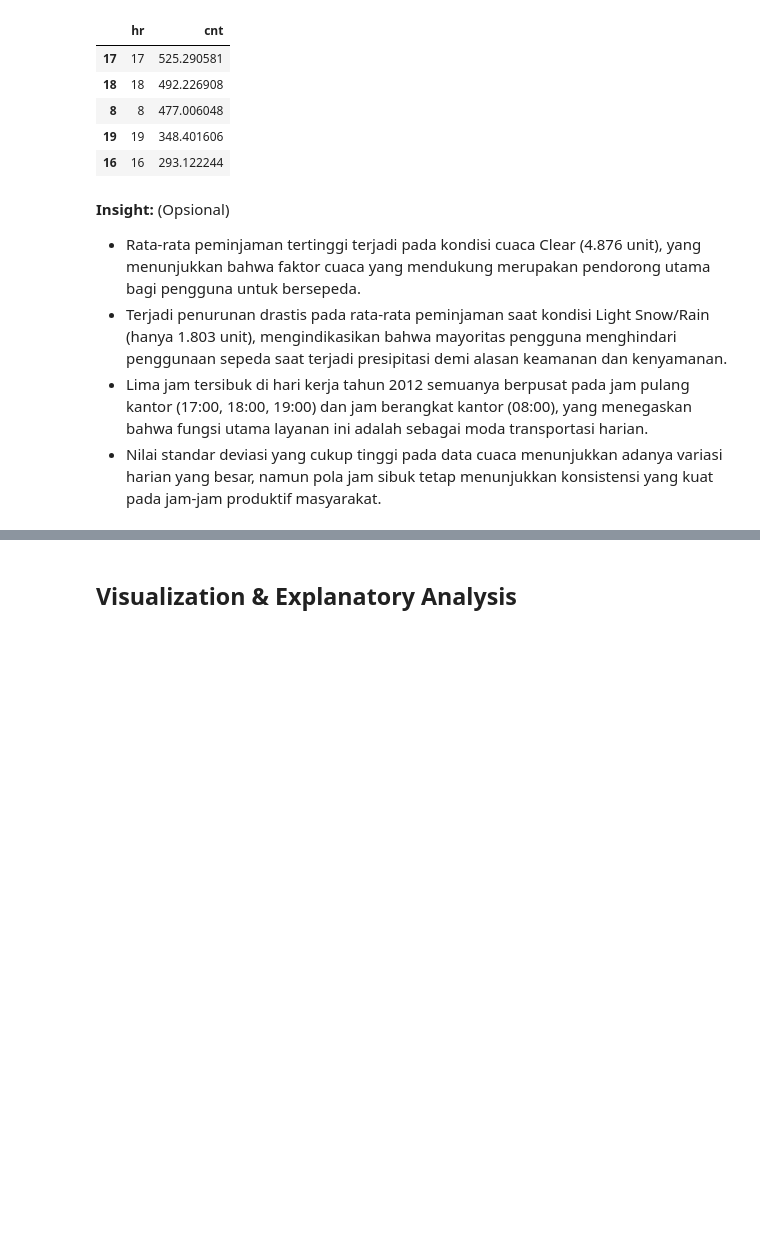
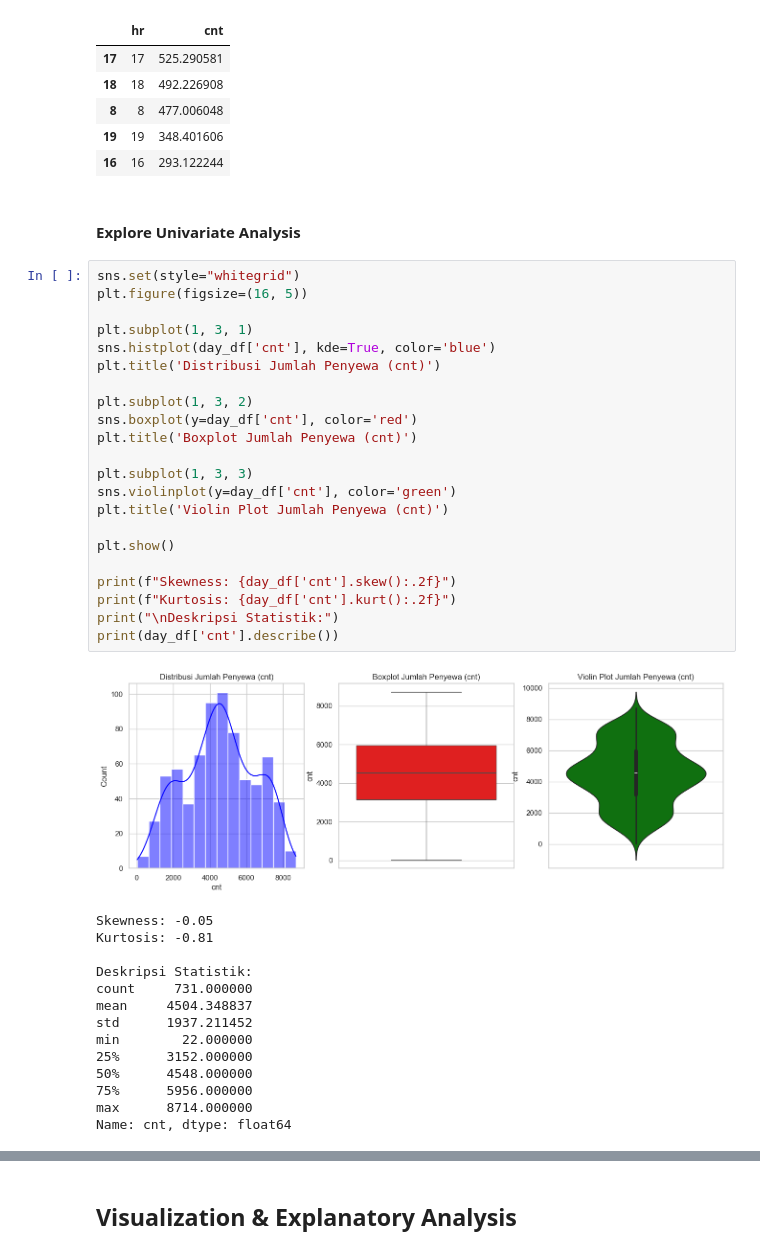
Before and after one commit to DzikriAlbantani/bike-sharing-dashboard, a Jupyter notebook: notebook.ipynb, the cells around one changed output, grey strips where cells are left out. Drawn from its saved outputs; the diff is of its cells as text; blank space fills up the shorter version.

```diff
--- a/notebook.ipynb
+++ b/notebook.ipynb
@@ -276,9 +277,42 @@ display(hourly_working_stats.sort_values(by="cnt", ascending=False).head(5))
 | 8 | 8 | 477.006048 |
 | 19 | 19 | 348.401606 |
 | 16 | 16 | 293.122244 |
-# %% [markdown]
-**Insight:** (Opsional)
-- Rata-rata peminjaman tertinggi terjadi pada kondisi cuaca Clear (4.876 unit), yang menunjukkan bahwa faktor cuaca yang mendukung merupakan pendorong utama bagi pengguna untuk bersepeda.
-- Terjadi penurunan drastis pada rata-rata peminjaman saat kondisi Light Snow/Rain (hanya 1.803 unit), mengindikasikan bahwa mayoritas pengguna menghindari penggunaan sepeda saat terjadi presipitasi demi alasan keamanan dan kenyamanan.
-- Lima jam tersibuk di hari kerja tahun 2012 semuanya berpusat pada jam pulang kantor (17:00, 18:00, 19:00) dan jam berangkat kantor (08:00), yang menegaskan bahwa fungsi utama layanan ini adalah sebagai moda transportasi harian.
-- Nilai standar deviasi yang cukup tinggi pada data cuaca menunjukkan adanya variasi harian yang besar, namun pola jam sibuk tetap menunjukkan konsistensi yang kuat pada jam-jam produktif masyarakat.
+# %% [markdown]
+#### Explore Univariate Analysis
+# %%
+sns.set(style="whitegrid")
+plt.figure(figsize=(16, 5))
+
+plt.subplot(1, 3, 1)
+sns.histplot(day_df['cnt'], kde=True, color='blue')
+plt.title('Distribusi Jumlah Penyewa (cnt)')
+
+plt.subplot(1, 3, 2)
+sns.boxplot(y=day_df['cnt'], color='red')
+plt.title('Boxplot Jumlah Penyewa (cnt)')
+
+plt.subplot(1, 3, 3)
+sns.violinplot(y=day_df['cnt'], color='green')
+plt.title('Violin Plot Jumlah Penyewa (cnt)')
+
+plt.show()
+
+print(f"Skewness: {day_df['cnt'].skew():.2f}")
+print(f"Kurtosis: {day_df['cnt'].kurt():.2f}")
+print("\nDeskripsi Statistik:")
+print(day_df['cnt'].describe())
+# %% [output]
+[figure, added]
+Skewness: -0.05
+Kurtosis: -0.81
+
+Deskripsi Statistik:
+count     731.000000
+mean     4504.348837
+std      1937.211452
+min        22.000000
+25%      3152.000000
+50%      4548.000000
+75%      5956.000000
+max      8714.000000
+Name: cnt, dtype: float64
```
Also changed, not shown: parts of 13 cells of this notebook, 1 other file.
